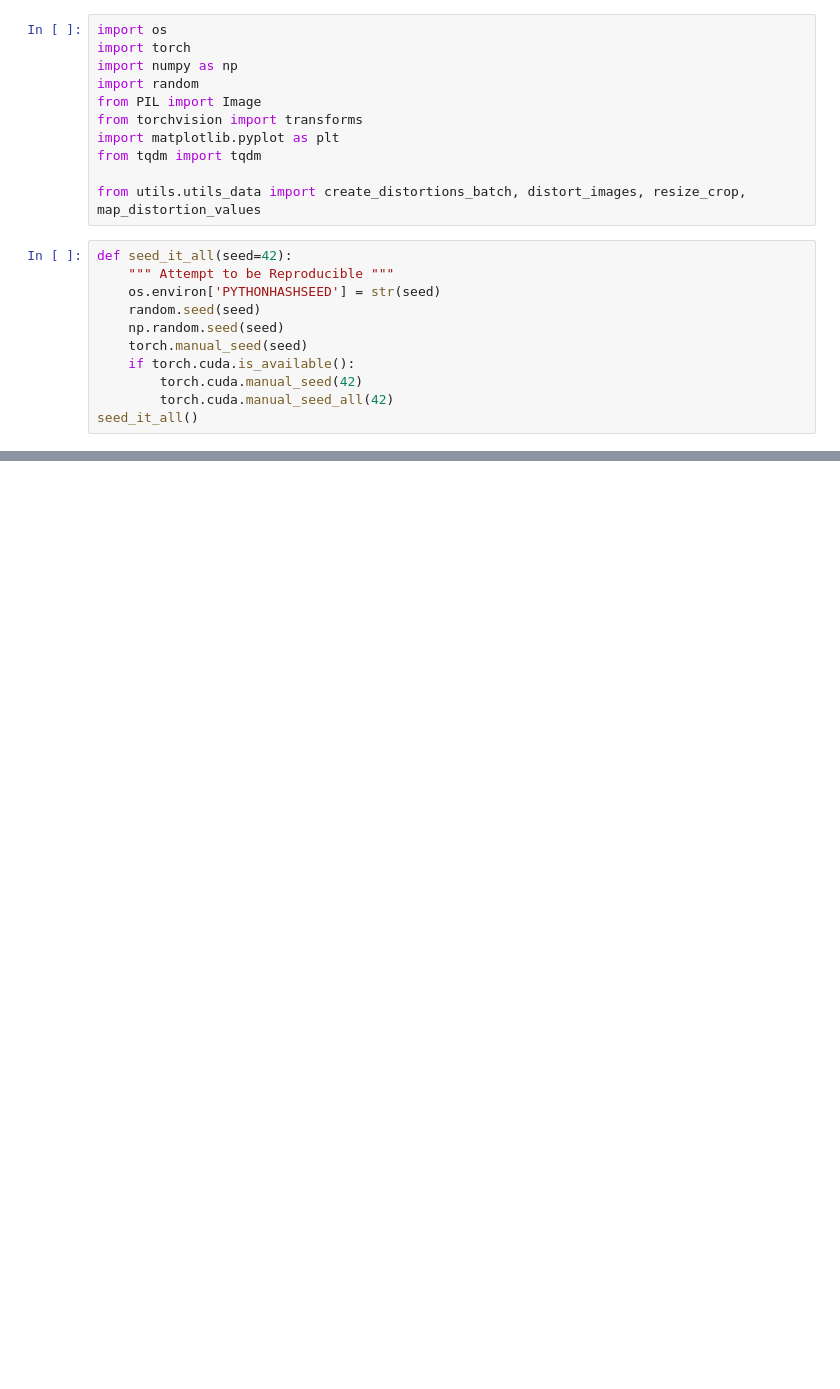
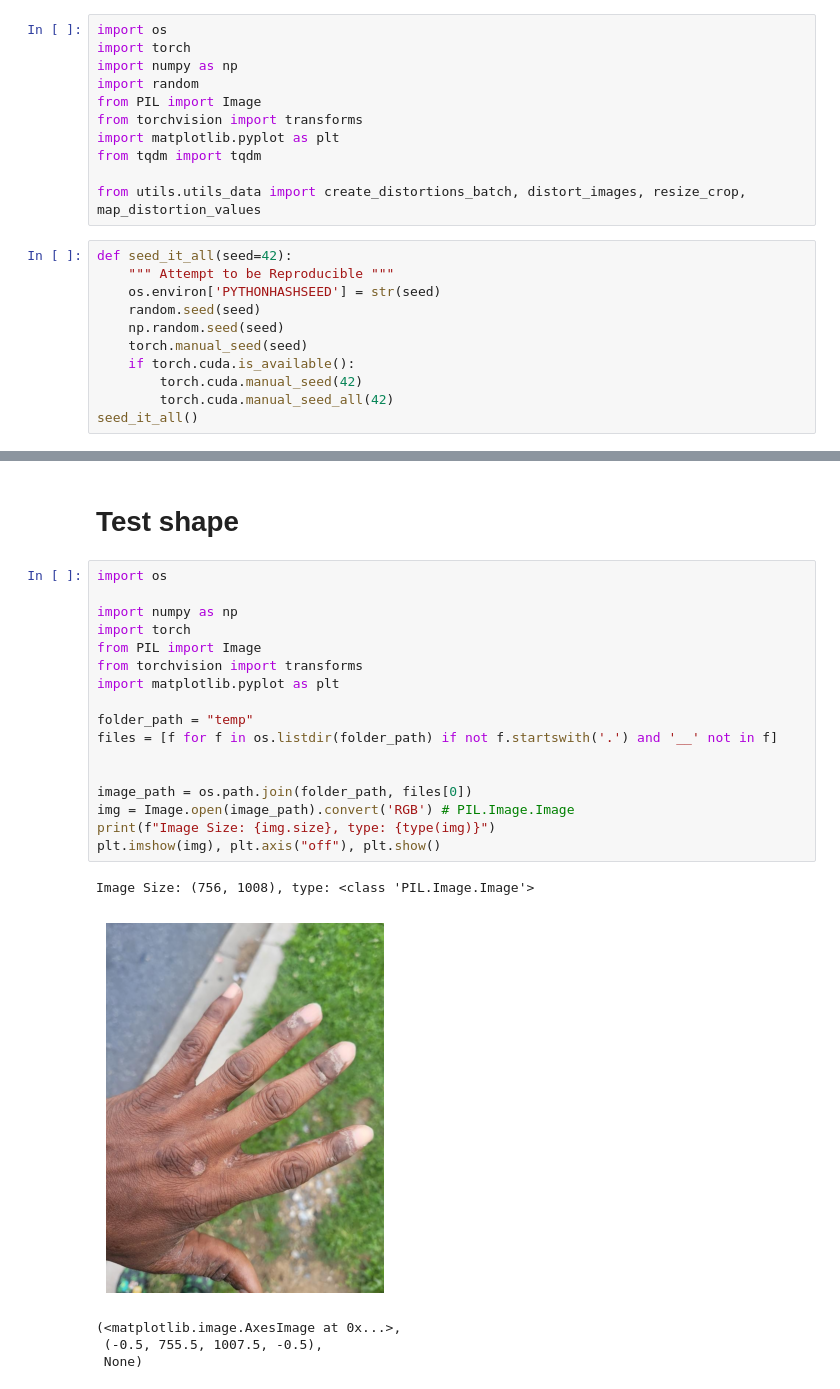
Before and after one commit to Schoggi-Mimi/bachelor-thesis, a Jupyter notebook: playground/create_distortions.ipynb, the cells around one changed output, grey strips where cells are left out. Cells and saved outputs as stored; diff of their text form; blank space fills up the shorter version.

```diff
--- a/playground/create_distortions.ipynb
+++ b/playground/create_distortions.ipynb
@@ -245,0 +518,25 @@ display(orig_image, image, img2)
+# %% [markdown]
+# Test shape
+# %%
+import os
+
+import numpy as np
+import torch
+from PIL import Image
+from torchvision import transforms
+import matplotlib.pyplot as plt
+
+folder_path = "temp"
+files = [f for f in os.listdir(folder_path) if not f.startswith('.') and '__' not in f]
+
+
+image_path = os.path.join(folder_path, files[0])
+img = Image.open(image_path).convert('RGB') # PIL.Image.Image
+print(f"Image Size: {img.size}, type: {type(img)}")
+plt.imshow(img), plt.axis("off"), plt.show()
+# %% [output]
+Image Size: (756, 1008), type: <class 'PIL.Image.Image'>
+[figure, added]
+(<matplotlib.image.AxesImage at 0x...>,
+ (-0.5, 755.5, 1007.5, -0.5),
+ None)
```
Also changed, not shown: parts of 47 cells of this notebook, 50 other files.
